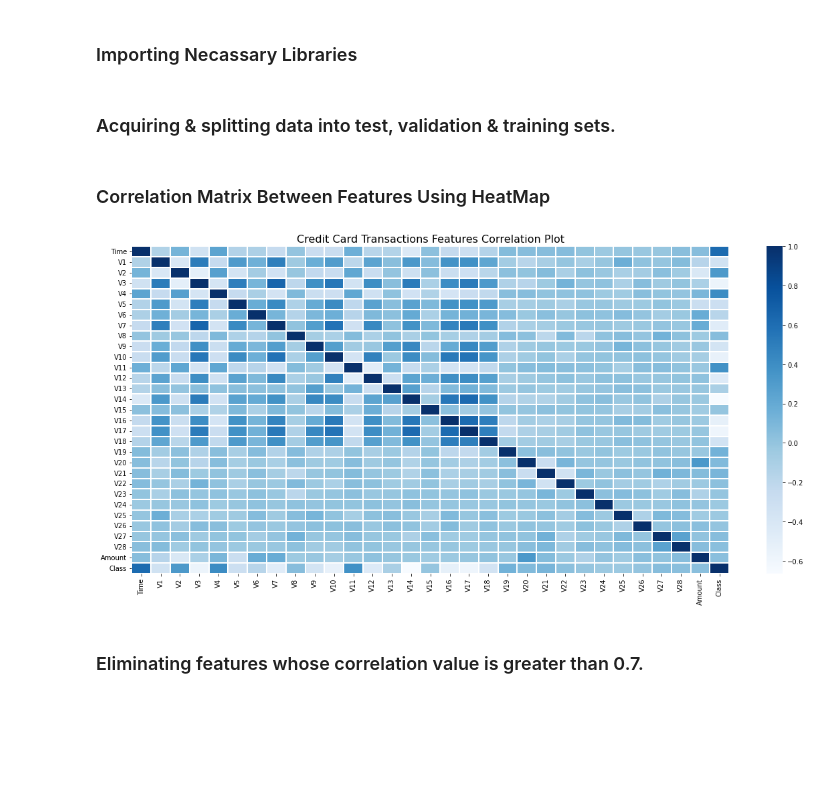
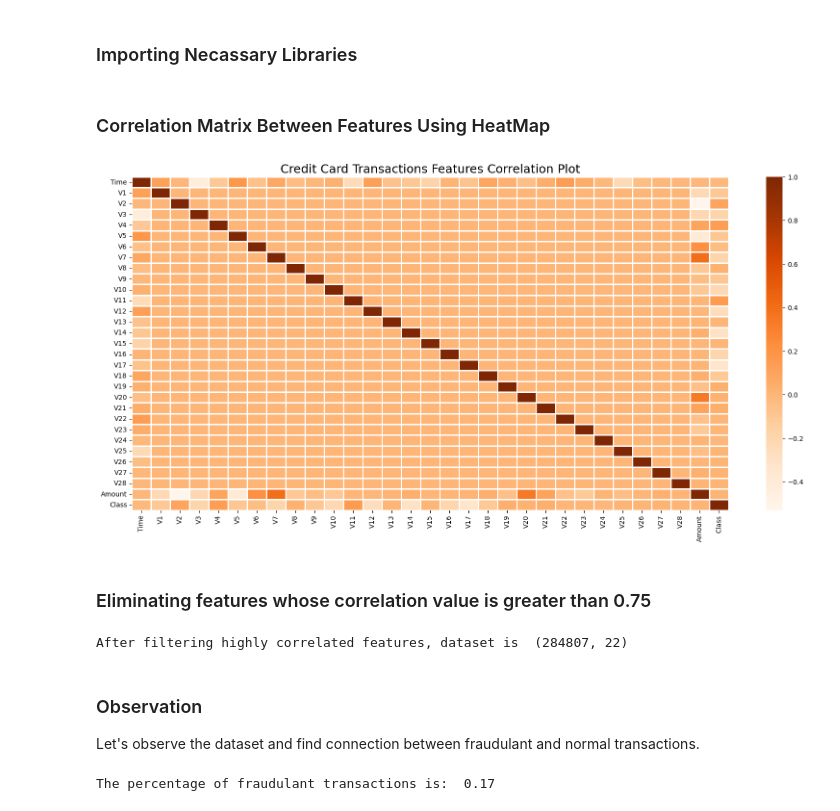
Before and after one commit to sergey-hovhannisyan/fraud-detection, a Jupyter notebook: fraud_detection.ipynb, the cells around one changed output. Drawn from its saved outputs; the diff is of its cells as text; code cells hidden in the pictures; blank space fills up the shorter version.

```diff
--- a/fraud_detection.ipynb
+++ b/fraud_detection.ipynb
@@ -38,5 +22,4 @@ COLOR = "blue"
 # %%
-df = pd.read_csv("fraud_data.csv", na_values='?')
+# Retrieving the dataset
+df = pd.read_csv("fraud_data1.csv", na_values='?')
 df = df.dropna()
-# %% [markdown]
-### Acquiring & splitting data into test, validation & training sets.
@@ -48,23 +26,25 @@ X_train, X_val, y_train, y_val = train_test_split(X_train_val, y_train_val, test
 # %% [markdown]
 ### Correlation Matrix Between Features Using HeatMap
 # %%
+# Correlation table
 correlation = df.corr()
 correlation["Class"].sort_values(ascending=False)
+# Plotting Corr. Matrix
 plt.figure(figsize=(20, 9))
-plt.title("Credit Card Transactions Features Correlation Plot", fontsize=16)
+plt.title("Credit Card Transactions Features Correlation Plot", fontsize=18)
 sns.heatmap(
     correlation,
     xticklabels=correlation.columns,
     yticklabels=correlation.columns,
     linewidth=2,
-    cmap="Blues",
+    cmap="Oranges",
     cbar=True,
 )
 plt.show()
 # %% [output]
-[figure, old version]
+[figure, new version]
 # %% [markdown]
-### Eliminating features whose correlation value is greater than 0.7.
+### Eliminating features whose correlation value is greater than 0.75
 # %%
 columns = list(df.columns)
 for column in columns:
@@ -80,7 +60,7 @@ for column in columns:
         # Retrieving corr val from df
         cor_val = df[column].corr(df[col])
         # Setting threshold to be 70%
-        if cor_val > 0.7:
+        if cor_val > 0.75:
             columns.remove(col)
             continue
         else:
@@ -90,13 +70,32 @@ for column in columns:
 
 features = df.drop(["Class"], axis=1)
 # We are gonig to scale the featrues with MinMax Scaler
-scaler = MinMaxScaler((0, 1))
-X = scaler.fit_transform(features)
+mm_scaler = MinMaxScaler((0,1))
+X = mm_scaler.fit_transform(features)
 
-# Using Chi Squared to
+#<--> Lines (31-33) Cited
+
+# Using Chi Squared to filter columns
 selector = SelectKBest(chi2, k=21)
 selector.fit(X, df["Class"])
 filtered_columns = selector.get_support()
 
+# Adding Class column back to dataframe
 filtered_data = features.loc[:, filtered_columns]
 df = filtered_data.join(df["Class"])
+
+print("After filtering highly correlated features, dataset is ", df.shape)
+# %% [output]
+After filtering highly correlated features, dataset is  (284807, 22)
+# %% [markdown]
+### Observation
+Let's observe the dataset and find connection between fraudulant and normal transactions.
+# %%
+#temp_df = df.sort_values(by = ["Time"])
+frauds = df.query("Class == 1")
+normals = df.query("Class == 0")
+total = len(df)
+fraud_percent = round((len(frauds) / total)*100, 2)
+print("The percentage of fraudulant transactions is: ", fraud_percent)
+# %% [output]
+The percentage of fraudulant transactions is:  0.17
```
Also changed, not shown: parts of 16 cells of this notebook.
